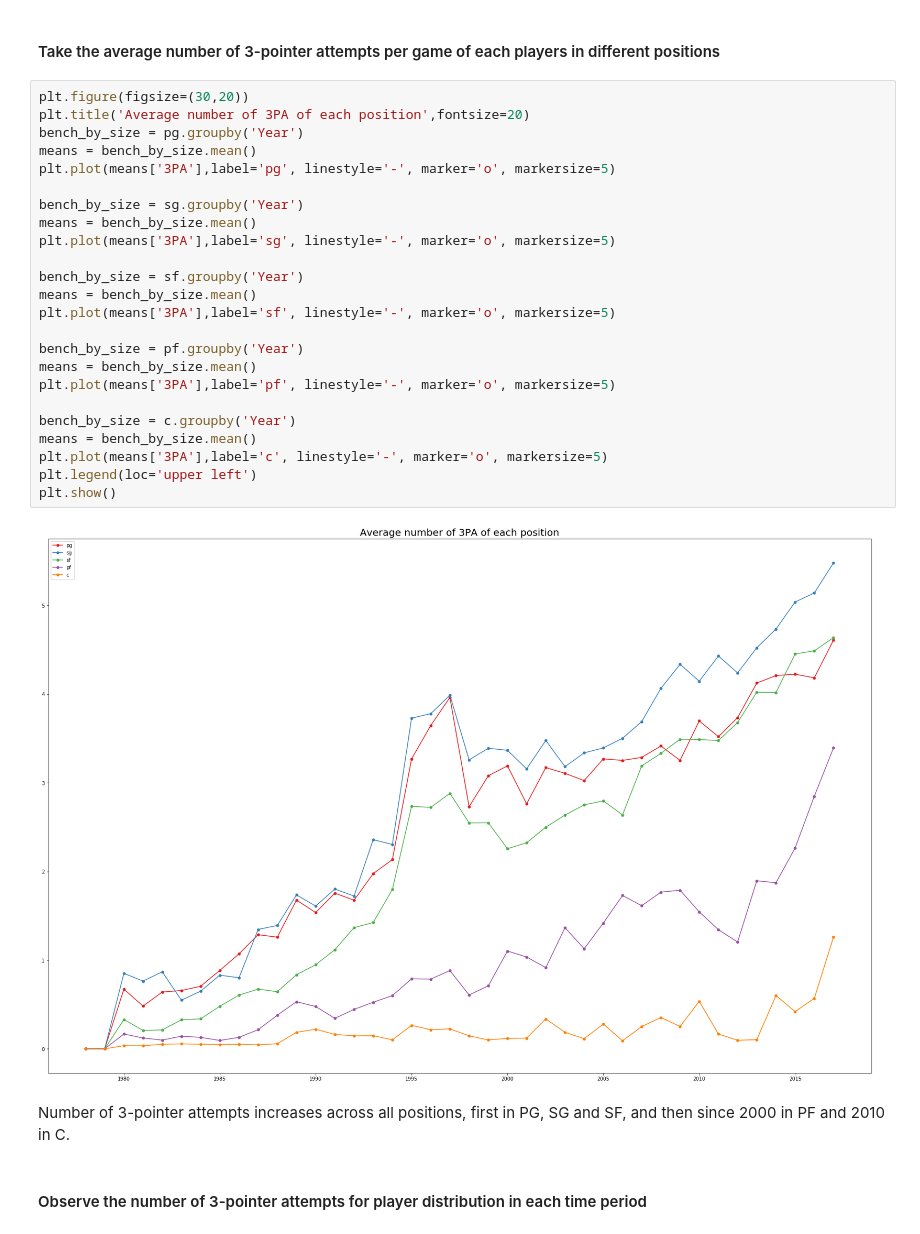
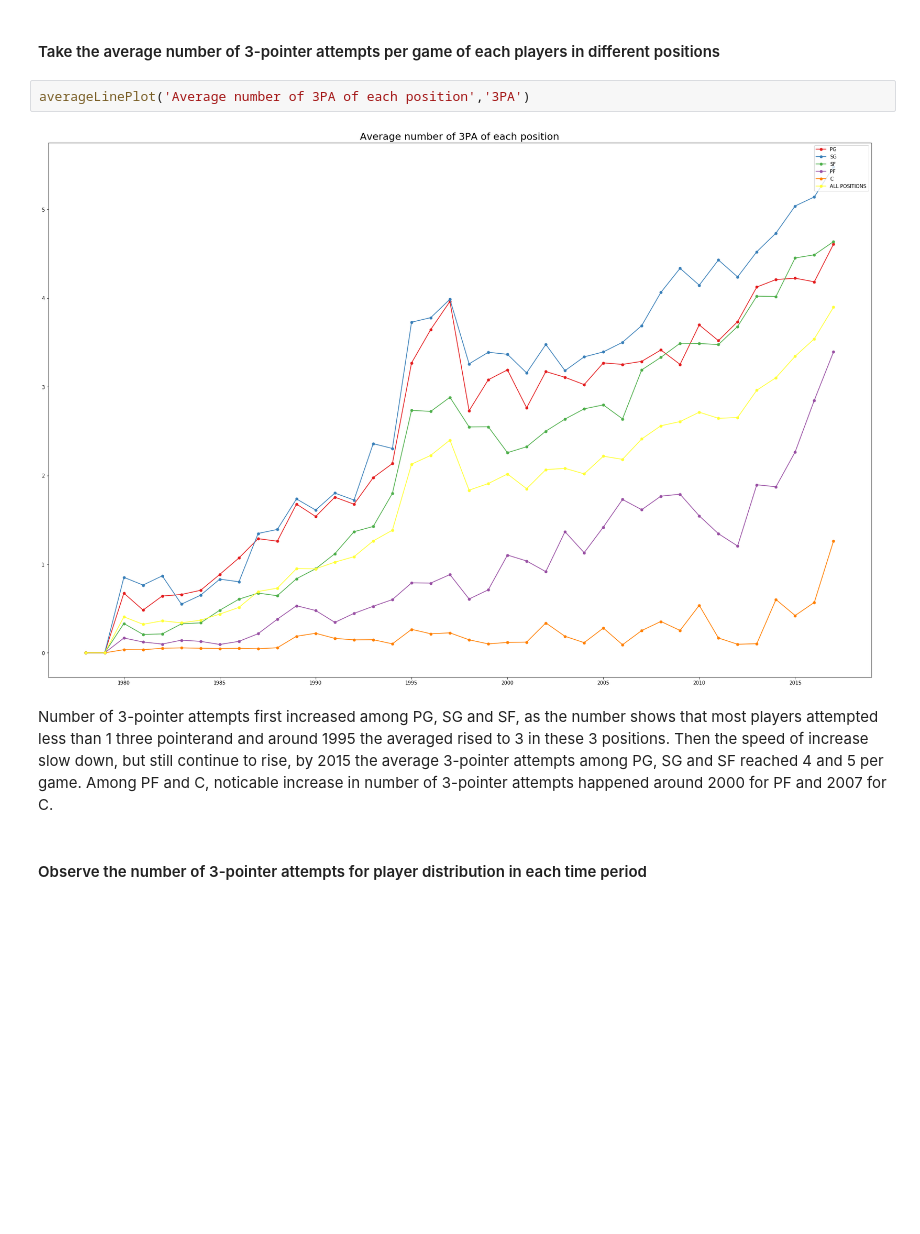
Before and after one commit to yidingweng/SpringBoard, a Jupyter notebook: Capstone 1/Capstone 1_DataStorytelling.ipynb, the cells around one changed output. Cells and saved outputs as stored; diff of their text form; blank space fills up the shorter version.

```diff
--- a/Capstone 1/Capstone 1_DataStorytelling.ipynb
+++ b/Capstone 1/Capstone 1_DataStorytelling.ipynb
@@ -153,32 +144,10 @@ PG, SG, C led the trend of increasing 3-pointer attempts.
 # %% [markdown]
 ####  Take the average number of 3-pointer attempts per game of each players in different positions
-# %%
-plt.figure(figsize=(30,20))
-plt.title('Average number of 3PA of each position',fontsize=20)
-bench_by_size = pg.groupby('Year')
-means = bench_by_size.mean()
-plt.plot(means['3PA'],label='pg', linestyle='-', marker='o', markersize=5)
-
-bench_by_size = sg.groupby('Year')
-means = bench_by_size.mean()
-plt.plot(means['3PA'],label='sg', linestyle='-', marker='o', markersize=5)
-
-bench_by_size = sf.groupby('Year')
-means = bench_by_size.mean()
-plt.plot(means['3PA'],label='sf', linestyle='-', marker='o', markersize=5)
-
-bench_by_size = pf.groupby('Year')
-means = bench_by_size.mean()
-plt.plot(means['3PA'],label='pf', linestyle='-', marker='o', markersize=5)
-
-bench_by_size = c.groupby('Year')
-means = bench_by_size.mean()
-plt.plot(means['3PA'],label='c', linestyle='-', marker='o', markersize=5)
-plt.legend(loc='upper left')
-plt.show()
-# %% [output]
-[figure, removed]
-# %% [markdown]
-Number of 3-pointer attempts increases across all positions, first in PG, SG and SF, and then since 2000 in PF and 2010 in C.
+# %%
+averageLinePlot('Average number of 3PA of each position','3PA')
+# %% [output]
+[figure, added]
+# %% [markdown]
+Number of 3-pointer attempts first increased among PG, SG and SF, as the number shows that most players attempted less than 1 three pointerand and around 1995 the averaged rised to 3 in these 3 positions. Then the speed of increase slow down, but still continue to rise, by 2015 the average 3-pointer attempts among PG, SG and SF reached 4 and 5 per game. Among PF and C, noticable increase in number of 3-pointer attempts happened around 2000 for PF and 2007 for C.
 # %% [markdown]
 #### Observe the number of 3-pointer attempts for player distribution in each time period
```
Also changed, not shown: parts of 79 cells of this notebook.
